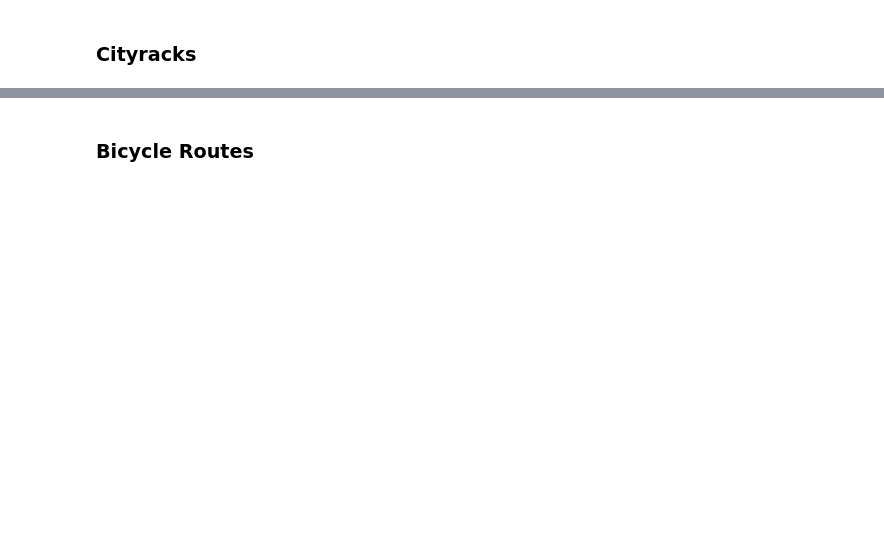
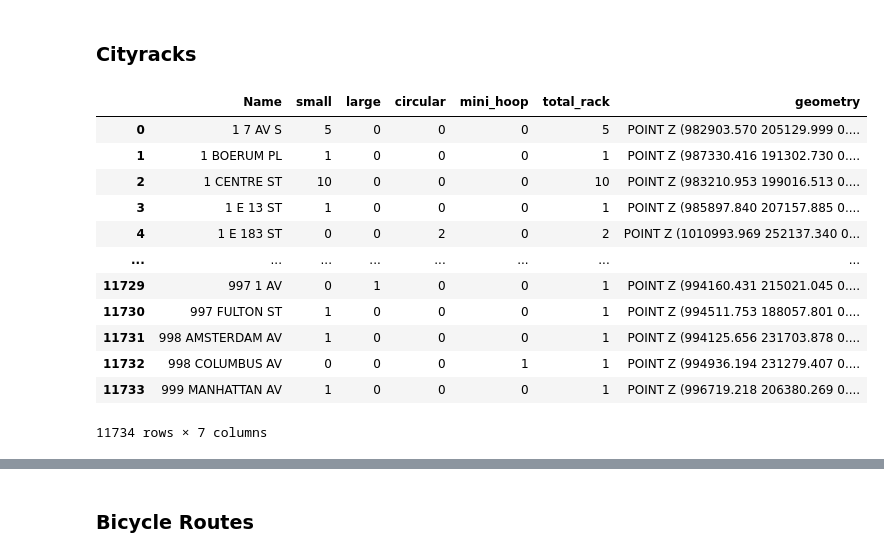
Before and after one commit to justinm0rgan/nyc-bike, a Jupyter notebook: data_gathering.ipynb, the cells around one changed output, grey strips where cells are left out. Saved outputs shown, nothing was run; the diff lists cells and outputs as text; code cells hidden in the pictures; blank space fills up the shorter version.

```diff
--- a/data_gathering.ipynb
+++ b/data_gathering.ipynb
@@ -199,2 +320,19 @@ b_priority_gdf
 # %% [markdown]
 ### Cityracks
+# %%
+bike_racks = gpd.read_file(filename='./data/2013-cityracks-shp/city_racks_2013_06_28.shp')
+bike_racks
+# %% [output]
+|  | Name | small | large | circular | mini_hoop | total_rack | geometry |
+| 0 | 1 7 AV S | 5 | 0 | 0 | 0 | 5 | POINT Z (982903.570 205129.999 0.... |
+| 1 | 1 BOERUM PL | 1 | 0 | 0 | 0 | 1 | POINT Z (987330.416 191302.730 0.... |
+| 2 | 1 CENTRE ST | 10 | 0 | 0 | 0 | 10 | POINT Z (983210.953 199016.513 0.... |
+| 3 | 1 E 13 ST | 1 | 0 | 0 | 0 | 1 | POINT Z (985897.840 207157.885 0.... |
+| 4 | 1 E 183 ST | 0 | 0 | 2 | 0 | 2 | POINT Z (1010993.969 252137.340 0... |
+| ... | ... | ... | ... | ... | ... | ... | ... |
+| 11729 | 997 1 AV | 0 | 1 | 0 | 0 | 1 | POINT Z (994160.431 215021.045 0.... |
+| 11730 | 997 FULTON ST | 1 | 0 | 0 | 0 | 1 | POINT Z (994511.753 188057.801 0.... |
+| 11731 | 998 AMSTERDAM AV | 1 | 0 | 0 | 0 | 1 | POINT Z (994125.656 231703.878 0.... |
+| 11732 | 998 COLUMBUS AV | 0 | 0 | 0 | 1 | 1 | POINT Z (994936.194 231279.407 0.... |
+| 11733 | 999 MANHATTAN AV | 1 | 0 | 0 | 0 | 1 | POINT Z (996719.218 206380.269 0.... |
+11734 rows × 7 columns
```
Also changed, not shown: parts of 31 cells of this notebook.
